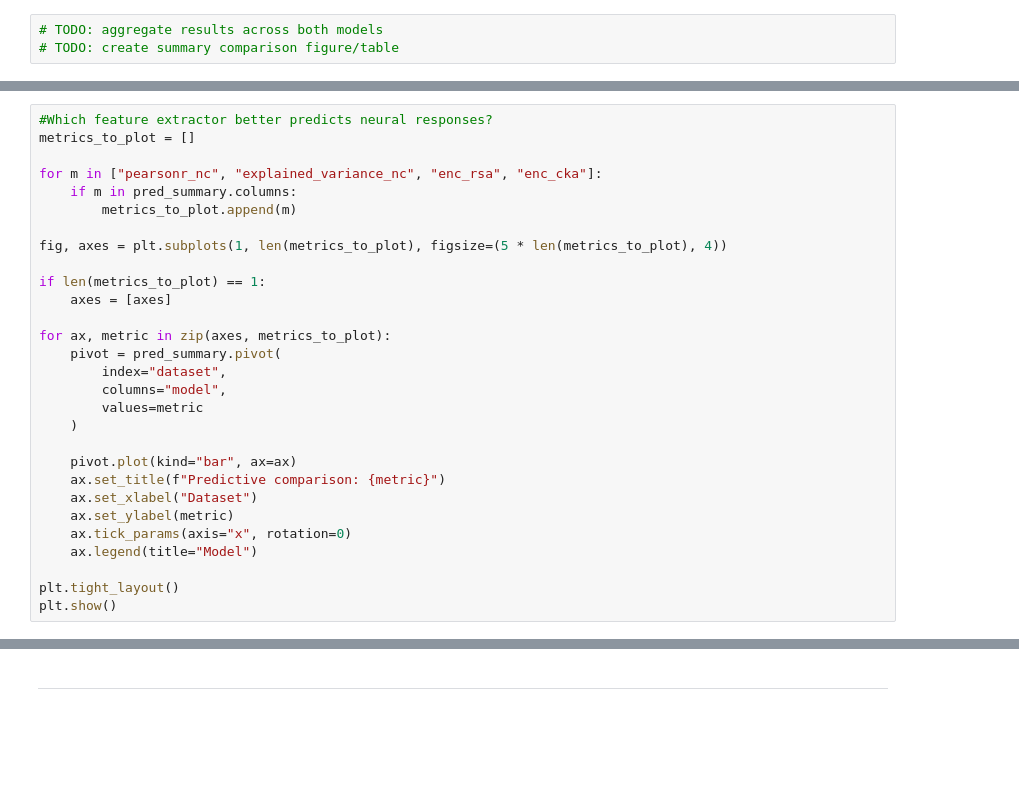
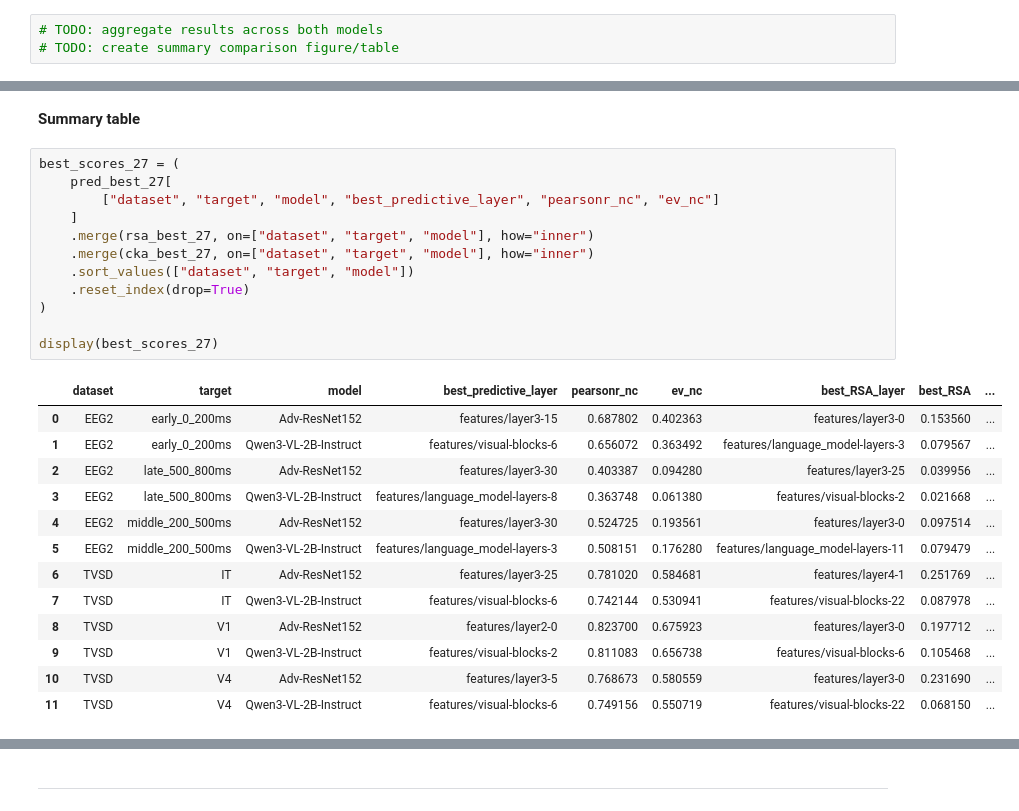
Before and after one commit to martiiiina/NX-414, a Jupyter notebook: project/nx414_project_2026 (3).ipynb, the cells around one changed output, grey strips where cells are left out. Cells and saved outputs as stored; diff of their text form; blank space fills up the shorter version.

```diff
--- a/project/nx414_project_2026 (3).ipynb
+++ b/project/nx414_project_2026 (3).ipynb
@@ -3915,29 +3749,0 @@ plt.show()
-# %%
-#Which feature extractor better predicts neural responses?
-metrics_to_plot = []
-
-for m in ["pearsonr_nc", "explained_variance_nc", "enc_rsa", "enc_cka"]:
-    if m in pred_summary.columns:
-        metrics_to_plot.append(m)
-
-fig, axes = plt.subplots(1, len(metrics_to_plot), figsize=(5 * len(metrics_to_plot), 4))
-
-if len(metrics_to_plot) == 1:
-    axes = [axes]
-
-for ax, metric in zip(axes, metrics_to_plot):
-    pivot = pred_summary.pivot(
-        index="dataset",
-        columns="model",
-        values=metric
-    )
-
-    pivot.plot(kind="bar", ax=ax)
-    ax.set_title(f"Predictive comparison: {metric}")
-    ax.set_xlabel("Dataset")
-    ax.set_ylabel(metric)
-    ax.tick_params(axis="x", rotation=0)
-    ax.legend(title="Model")
-
-plt.tight_layout()
-plt.show()
@@ -3986,0 +3812,28 @@ print("2.7 results saved.")
+# %% [markdown]
+**Summary table**
+# %%
+best_scores_27 = (
+    pred_best_27[
+        ["dataset", "target", "model", "best_predictive_layer", "pearsonr_nc", "ev_nc"]
+    ]
+    .merge(rsa_best_27, on=["dataset", "target", "model"], how="inner")
+    .merge(cka_best_27, on=["dataset", "target", "model"], how="inner")
+    .sort_values(["dataset", "target", "model"])
+    .reset_index(drop=True)
+)
+
+display(best_scores_27)
+# %% [output]
+|  | dataset | target | model | best_predictive_layer | pearsonr_nc | ev_nc | best_RSA_layer | best_RSA | ... |
+| 0 | EEG2 | early_0_200ms | Adv-ResNet152 | features/layer3-15 | 0.687802 | 0.402363 | features/layer3-0 | 0.153560 | ... |
+| 1 | EEG2 | early_0_200ms | Qwen3-VL-2B-Instruct | features/visual-blocks-6 | 0.656072 | 0.363492 | features/language_model-layers-3 | 0.079567 | ... |
+| 2 | EEG2 | late_500_800ms | Adv-ResNet152 | features/layer3-30 | 0.403387 | 0.094280 | features/layer3-25 | 0.039956 | ... |
+| 3 | EEG2 | late_500_800ms | Qwen3-VL-2B-Instruct | features/language_model-layers-8 | 0.363748 | 0.061380 | features/visual-blocks-2 | 0.021668 | ... |
+| 4 | EEG2 | middle_200_500ms | Adv-ResNet152 | features/layer3-30 | 0.524725 | 0.193561 | features/layer3-0 | 0.097514 | ... |
+| 5 | EEG2 | middle_200_500ms | Qwen3-VL-2B-Instruct | features/language_model-layers-3 | 0.508151 | 0.176280 | features/language_model-layers-11 | 0.079479 | ... |
+| 6 | TVSD | IT | Adv-ResNet152 | features/layer3-25 | 0.781020 | 0.584681 | features/layer4-1 | 0.251769 | ... |
+| 7 | TVSD | IT | Qwen3-VL-2B-Instruct | features/visual-blocks-6 | 0.742144 | 0.530941 | features/visual-blocks-22 | 0.087978 | ... |
+| 8 | TVSD | V1 | Adv-ResNet152 | features/layer2-0 | 0.823700 | 0.675923 | features/layer3-0 | 0.197712 | ... |
+| 9 | TVSD | V1 | Qwen3-VL-2B-Instruct | features/visual-blocks-2 | 0.811083 | 0.656738 | features/visual-blocks-6 | 0.105468 | ... |
+| 10 | TVSD | V4 | Adv-ResNet152 | features/layer3-5 | 0.768673 | 0.580559 | features/layer3-0 | 0.231690 | ... |
+| 11 | TVSD | V4 | Qwen3-VL-2B-Instruct | features/visual-blocks-6 | 0.749156 | 0.550719 | features/visual-blocks-22 | 0.068150 | ... |
```
Also changed, not shown: parts of 24 cells of this notebook, 1 other file.
